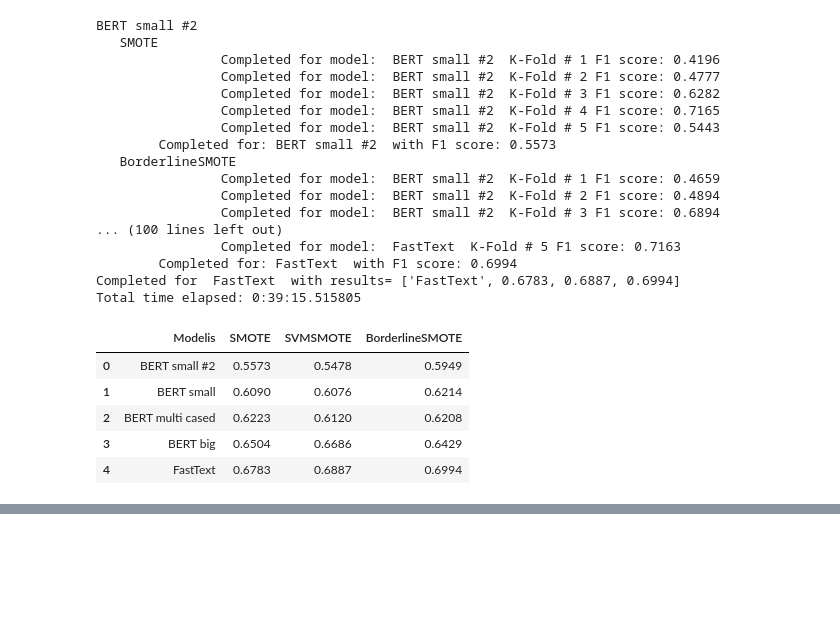
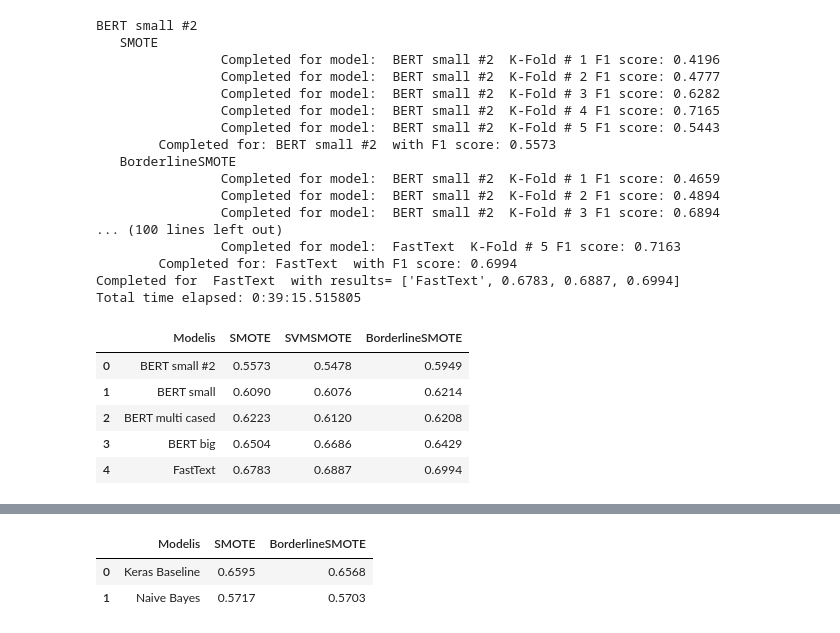
Before and after one commit to KarlisLacis/bakalaura-darbs, a Jupyter notebook: Eksperimentālā_daļa_OverSampling.ipynb, the cells around one changed output, grey strips where cells are left out. Saved outputs shown, nothing was run; the diff lists cells and outputs as text; code cells hidden in the pictures; blank space fills up the shorter version.

```diff
--- a/Eksperimentālā_daļa_OverSampling.ipynb
+++ b/Eksperimentālā_daļa_OverSampling.ipynb
@@ -373,0 +589,19 @@ Total time elapsed: 0:39:15.515805
+# %%
+indices       = range(2)
+n_split = 5
+counter = 0
+batch_size = 64
+epochs = 5
+results1 = []
+header_row = ['Modelis', 'SMOTE', 'BorderlineSMOTE']
+results1.append(header_row)
+# %%
+class_size = round(122 / 5 * 4)
+size = 4*class_size
+thisdict = {
+  1: 18420,
+  3: size,
+  2: size,
+  0: size
+}
+size
@@ -373,0 +610,61 @@ Total time elapsed: 0:39:15.515805
+# %%
+exec_start = datetime.datetime.now()
+keras_row = ['Keras Baseline']
+naive_row = ['Naive Bayes']
+for i, oversampler in zip( indices, (SMOTE(sampling_strategy=thisdict),
+                                       BorderlineSMOTE(sampling_strategy=thisdict)
+                                        )):
+  os_name = oversampler.__class__.__name__
+  print(os_name)
+  f1_scores_naive = []                                                          # Creating an empty array of f1 scores
+  f1_scores_keras = []
+  fold_counter = 0
+  for train_index,test_index in StratifiedKFold(n_split).split(X, target):      # 5-Fold validācija
+    x_train, x_test  = X[train_index], X[test_index]                            # Izveidojam jautājumu kopas sadalījumu
+    y_train, y_test  = target[train_index], target[test_index]                  # Izveidojam kategorijas kopas sadalījumu
+
+    X_res, y_res = oversampler.fit_resample(x_train, y_train)                   # Veicam Oversampling
+
+    ### Naive Bayes ###
+    naive_bayes = MultinomialNB()                                               # Izveidojam Naive Bayes modeli
+    naive_bayes.fit(X_res, y_res)                                               # Trenējam modeli uz treniņdatiem
+    naive_y_pred = naive_bayes.predict(x_test)
+    naive_f1_avg = round(f1_score(y_test, naive_y_pred, average='macro'),4)     # Fiksējam Naive Bayes f1 vidējo rezultātu
+    f1_scores_naive.append(naive_f1_avg)
+
+    ### Keras Sequential Baseline ###
+    model = models.Sequential()                                                 # Izveidojam Neironu tīkla modeli
+    model.add(layers.Dense(256, activation='relu', input_shape=(max_words,)))
+    model.add(layers.Dense(64, activation='relu'))
+    model.add(layers.Dense(4, activation='softmax'))
+    model.compile(loss=['sparse_categorical_crossentropy'],
+                  optimizer='adam',
+                  metrics=['sparse_categorical_accuracy'])
+    history = model.fit(X_res, y_res,                                         # Veicam modeļa trenēšanu, izmantojot kombinēto datu kopu
+                        batch_size=batch_size,epochs=epochs,verbose=0)
+    y_pred = model.predict(x_test)                                              # Prasam modelim paredzēt testa datiem kategorijas
+    y_pred2 = transformResults(y_pred)                                          # Pārveidojam rezultātus
+
+    model_f1_avg = round(f1_score(y_test, y_pred2, average='macro'),4)          # Fiksējam f1 vidējo rezultātu kārtējā K-Foldā
+    f1_scores_keras.append(model_f1_avg)
+    fold_counter = fold_counter + 1
+    print('\tCompleted for:', os_name,' K-Fold #',counter, ' Naive Bayes score:',naive_f1_avg, ' Keras score:',model_f1_avg)
+  # After K-Fold validation
+  f1_avg_naive = round(np.mean(f1_scores_naive), 4)
+  f1_avg_keras = round(np.mean(f1_scores_keras),4)
+  keras_row.append(f1_avg_keras)
+  naive_row.append(f1_avg_naive)
+
+#After all two OverSamplers
+results1.append(keras_row)
+results1.append(naive_row)
+#In the end - fix the execution time
+exec_end = datetime.datetime.now()
+exec_elapsed = exec_end - exec_start
+print('Total time elapsed:', exec_elapsed)
+
+# Saglabājam visus rezultātus
+result_data = pd.DataFrame(results1[1:], columns=results1[0])
+result_data.to_csv('2020_05_22_OverSampling_base_results_300.csv')
+result_data
+# %% [output]
@@ -373,0 +684,3 @@ Total time elapsed: 0:39:15.515805
+|  | Modelis | SMOTE | BorderlineSMOTE |
+| 0 | Keras Baseline | 0.6595 | 0.6568 |
+| 1 | Naive Bayes | 0.5717 | 0.5703 |
```
Also changed, not shown: parts of 18 cells of this notebook, 1 other file.
